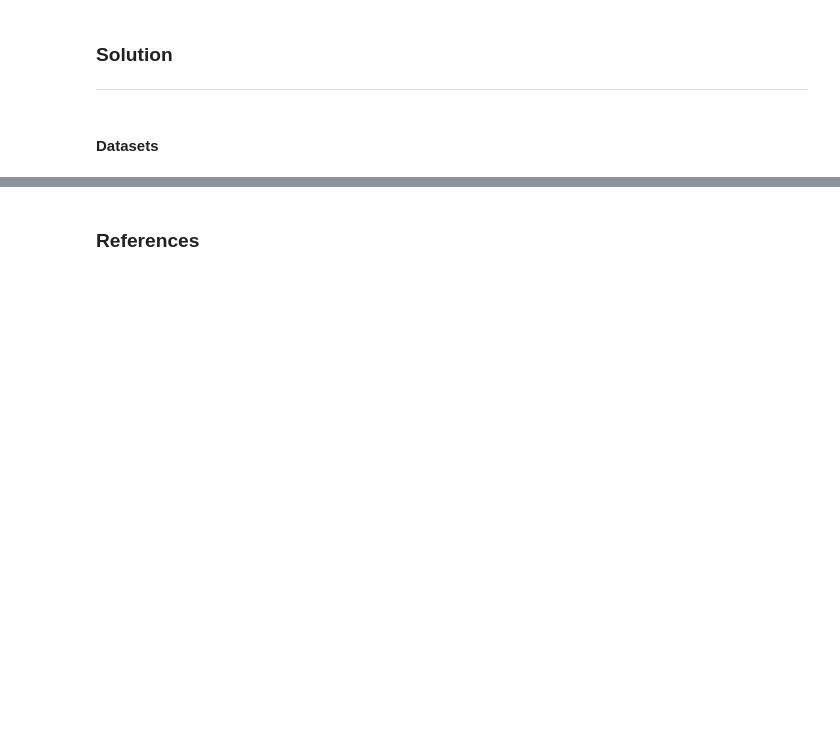
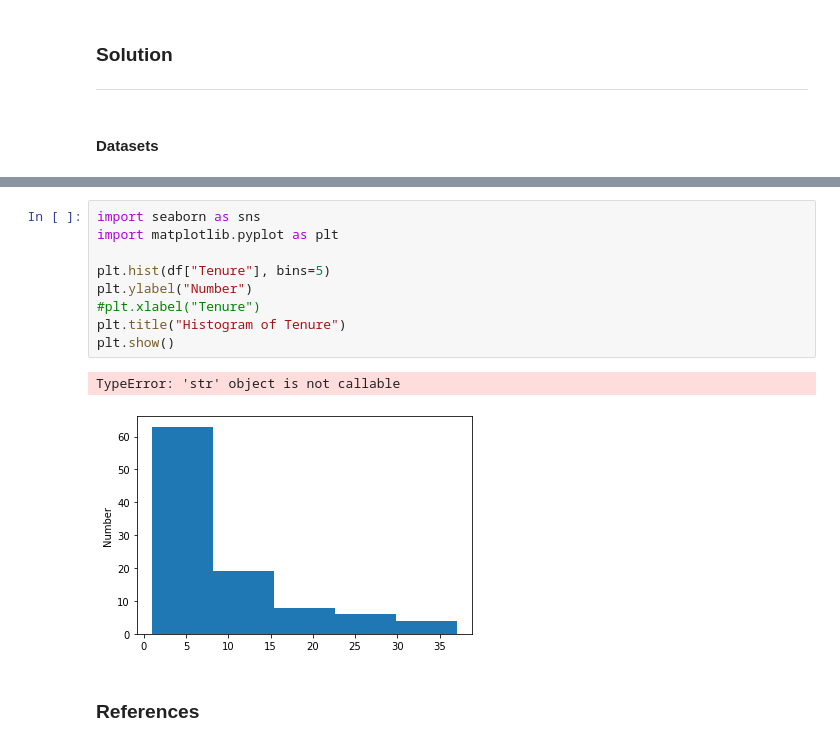
Before and after one commit to nmanley73/Project-Programming, a Jupyter notebook: Project - Programming.ipynb, the cells around one changed output, grey strips where cells are left out. Cells and saved outputs as stored; diff of their text form; blank space fills up the shorter version.

```diff
--- a/Project - Programming.ipynb
+++ b/Project - Programming.ipynb
@@ -37,3 +69,15 @@ df
+# %%
+import seaborn as sns
+import matplotlib.pyplot as plt
+
+plt.hist(df["Tenure"], bins=5)
+plt.ylabel("Number")
+#plt.xlabel("Tenure")
+plt.title("Histogram of Tenure")
+plt.show()
+# %% [output]
+TypeError: 'str' object is not callable
+[figure, added]
 # %% [markdown]
 ### References
 # %% [markdown]
```
Also changed, not shown: parts of 7 cells of this notebook, 1 other file.
